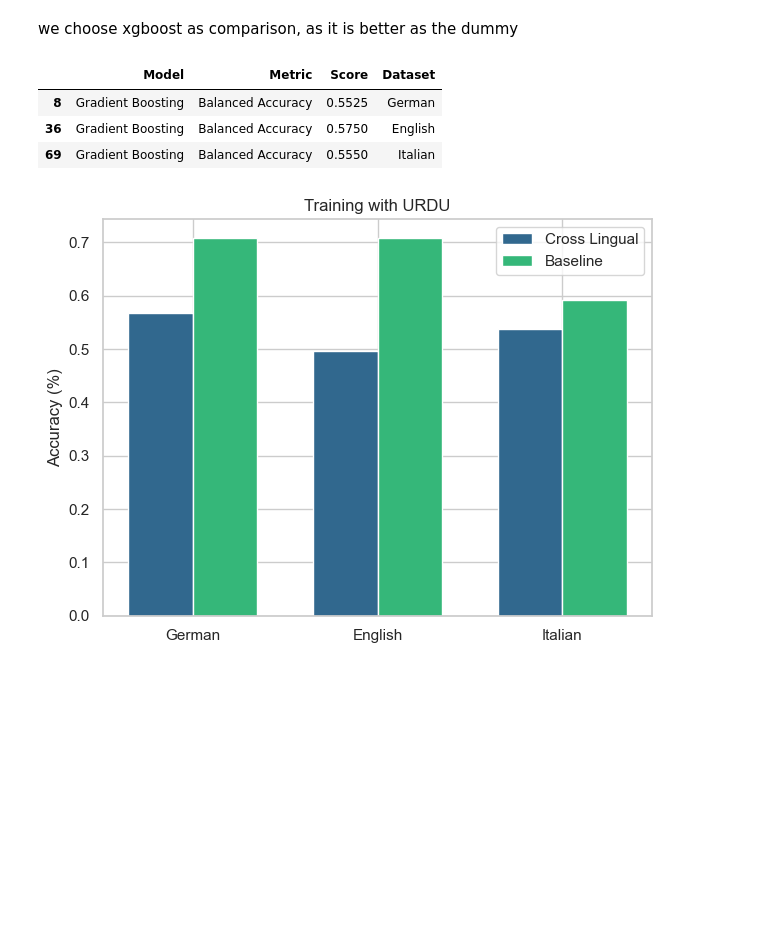
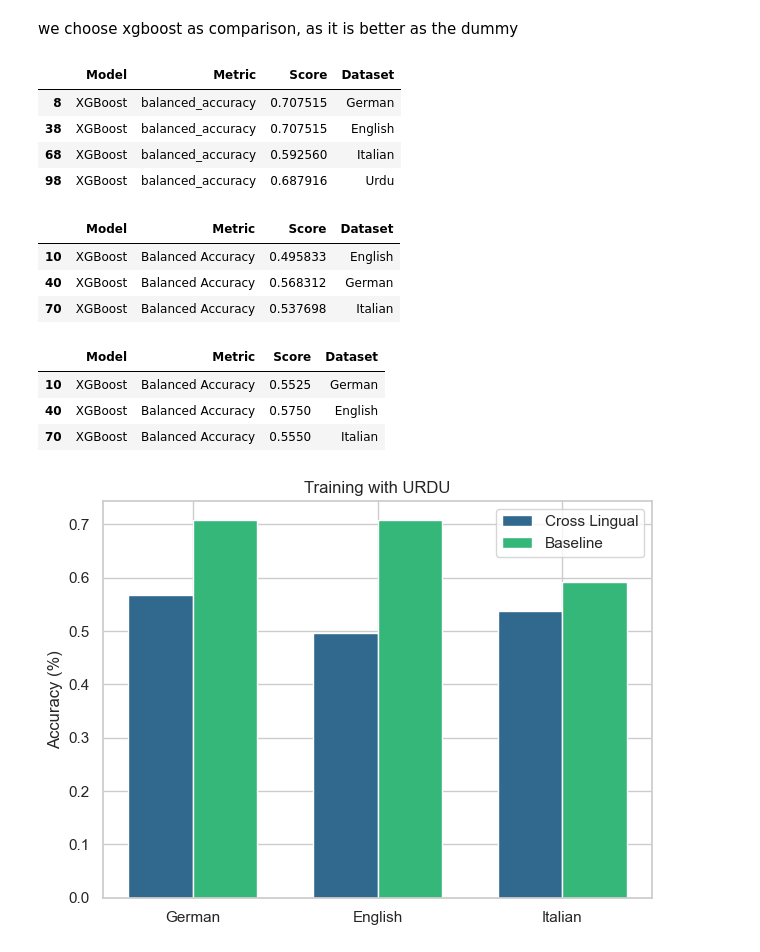
Before and after one commit to juverse/Speech-Emotion-Recognition, a Jupyter notebook: Evaluation/Crosslingual/crosslingual_evaluation.ipynb, the cells around one changed output. Saved outputs shown, nothing was run; the diff lists cells and outputs as text; code cells hidden in the pictures; blank space fills up the shorter version.

```diff
--- a/Evaluation/Crosslingual/crosslingual_evaluation.ipynb
+++ b/Evaluation/Crosslingual/crosslingual_evaluation.ipynb
@@ -122,22 +120,38 @@ we choose xgboost as comparison, as it is better as the dummy
 # %%
 # create plots like in paper
 # compare with baseline
 # get baseline
 df_baseline_accuracy = combined_df_baseline[(combined_df_baseline["Metric"] == "balanced_accuracy") & (combined_df_baseline["Model"] == "XGBoost")]
 
-# training with urdu
-datasets = ['German', 'English', 'Italian']
-df_train_urdu_accuracy = combined_dfs_train_urdu[(combined_dfs_train_urdu["Metric"] == "Balanced Accuracy") & (combined_dfs_train_urdu["Model"] == "Gradient Boosting")]
-df_train_urdu_accuracy
 
-# testing with urdu
-df_test_urdu_accuracy = combined_dfs_test_urdu[(combined_dfs_test_urdu["Metric"] == "Balanced Accuracy") & (combined_dfs_test_urdu["Model"] == "Gradient Boosting")]
-df_test_urdu_accuracy
+df_baseline_accuracy
 # %% [output]
 |  | Model | Metric | Score | Dataset |
-| 8 | Gradient Boosting | Balanced Accuracy | 0.5525 | German |
-| 36 | Gradient Boosting | Balanced Accuracy | 0.5750 | English |
-| 69 | Gradient Boosting | Balanced Accuracy | 0.5550 | Italian |
+| 8 | XGBoost | balanced_accuracy | 0.707515 | German |
+| 38 | XGBoost | balanced_accuracy | 0.707515 | English |
+| 68 | XGBoost | balanced_accuracy | 0.592560 | Italian |
+| 98 | XGBoost | balanced_accuracy | 0.687916 | Urdu |
+# %%
+# training with urdu
+datasets = ['German', 'English', 'Italian']
+df_train_urdu_accuracy = combined_dfs_train_urdu[(combined_dfs_train_urdu["Metric"] == "Balanced Accuracy") & (combined_dfs_train_urdu["Model"] == "XGBoost")]
+df_train_urdu_accuracy
+# %% [output]
+|  | Model | Metric | Score | Dataset |
+| 10 | XGBoost | Balanced Accuracy | 0.495833 | English |
+| 40 | XGBoost | Balanced Accuracy | 0.568312 | German |
+| 70 | XGBoost | Balanced Accuracy | 0.537698 | Italian |
+# %%
+
+
+# testing with urdu
+df_test_urdu_accuracy = combined_dfs_test_urdu[(combined_dfs_test_urdu["Metric"] == "Balanced Accuracy") & (combined_dfs_test_urdu["Model"] == "XGBoost")]
+df_test_urdu_accuracy
+# %% [output]
+|  | Model | Metric | Score | Dataset |
+| 10 | XGBoost | Balanced Accuracy | 0.5525 | German |
+| 40 | XGBoost | Balanced Accuracy | 0.5750 | English |
+| 70 | XGBoost | Balanced Accuracy | 0.5550 | Italian |
 # %%
 plot_crosslingual_vs_baseline(df_baseline_accuracy, df_train_urdu_accuracy, datasets, "Training with URDU")
 # %% [output]
```
Also changed, not shown: parts of 4 cells of this notebook, 1 other file.
